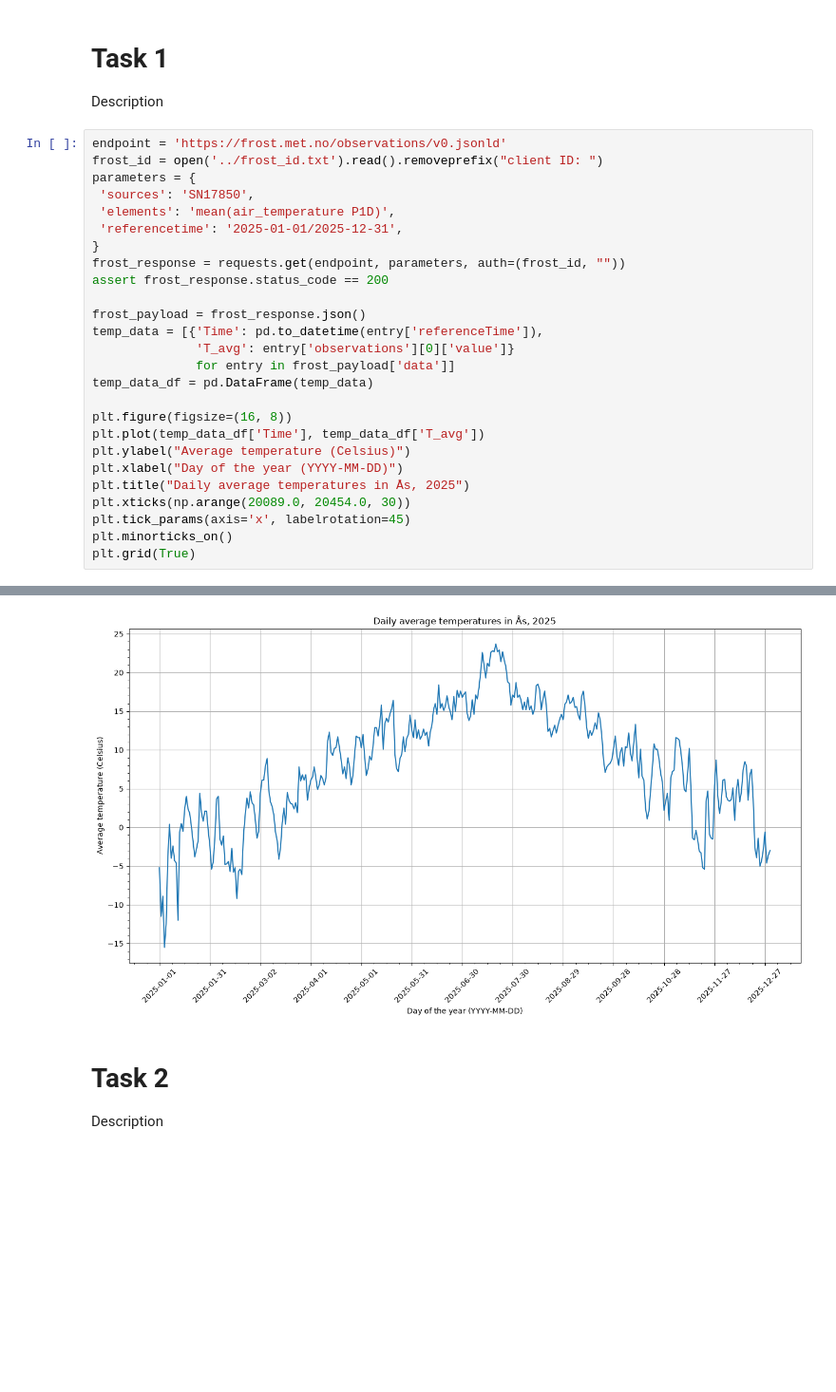
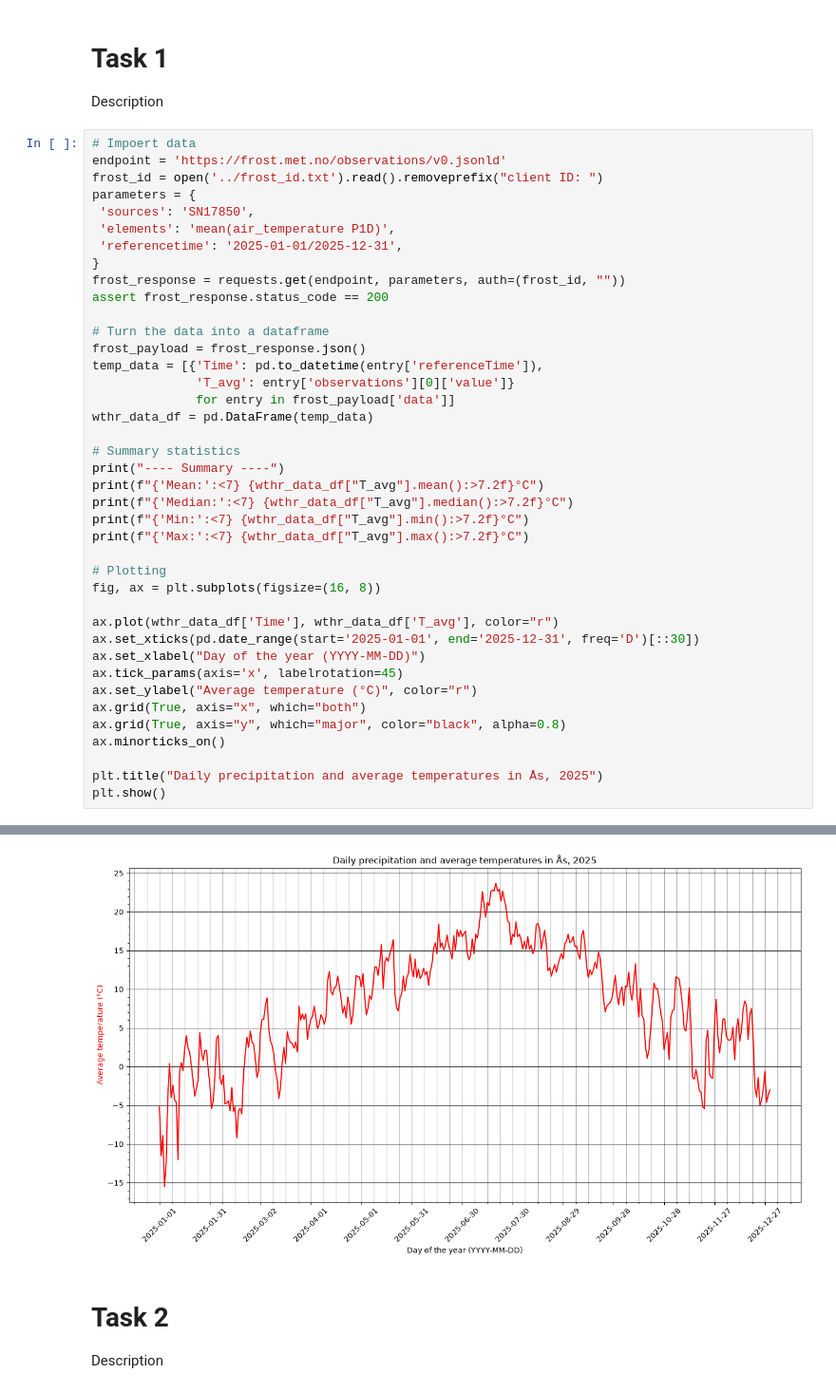
Before and after one commit to NickNack124/INF201-group-deliverable-1, a Jupyter notebook: deliverable_answers.ipynb, the cells around one changed output, grey strips where cells are left out. Shown at 95% size. Cells and saved outputs as stored; diff of their text form; blank space fills up the shorter version.

```diff
--- a/deliverable_answers.ipynb
+++ b/deliverable_answers.ipynb
@@ -14,6 +14,7 @@ import requests
 # Task 1
 Description
 # %%
+# Impoert data
 endpoint = 'https://frost.met.no/observations/v0.jsonld'
 frost_id = open('../frost_id.txt').read().removeprefix("client ID: ")
 parameters = {
@@ -24,19 +25,32 @@ parameters = {
 frost_response = requests.get(endpoint, parameters, auth=(frost_id, ""))
 assert frost_response.status_code == 200
 
+# Turn the data into a dataframe
 frost_payload = frost_response.json()
 temp_data = [{'Time': pd.to_datetime(entry['referenceTime']),
               'T_avg': entry['observations'][0]['value']}
               for entry in frost_payload['data']]
-temp_data_df = pd.DataFrame(temp_data)
+wthr_data_df = pd.DataFrame(temp_data)
 
-plt.figure(figsize=(16, 8))
-plt.plot(temp_data_df['Time'], temp_data_df['T_avg'])
-plt.ylabel("Average temperature (Celsius)")
-plt.xlabel("Day of the year (YYYY-MM-DD)")
-plt.title("Daily average temperatures in Ås, 2025")
-plt.xticks(np.arange(20089.0, 20454.0, 30))
-plt.tick_params(axis='x', labelrotation=45)
-plt.minorticks_on()
-plt.grid(True)
+# Summary statistics
+print("---- Summary ----")
+print(f"{'Mean:':<7} {wthr_data_df["T_avg"].mean():>7.2f}°C")
+print(f"{'Median:':<7} {wthr_data_df["T_avg"].median():>7.2f}°C")
+print(f"{'Min:':<7} {wthr_data_df["T_avg"].min():>7.2f}°C")
+print(f"{'Max:':<7} {wthr_data_df["T_avg"].max():>7.2f}°C")
+
+# Plotting
+fig, ax = plt.subplots(figsize=(16, 8))
+
+ax.plot(wthr_data_df['Time'], wthr_data_df['T_avg'], color="r")
+ax.set_xticks(pd.date_range(start='2025-01-01', end='2025-12-31', freq='D')[::30])
+ax.set_xlabel("Day of the year (YYYY-MM-DD)")
+ax.tick_params(axis='x', labelrotation=45)
+ax.set_ylabel("Average temperature (°C)", color="r")
+ax.grid(True, axis="x", which="both")
+ax.grid(True, axis="y", which="major", color="black", alpha=0.8)
+ax.minorticks_on()
+
+plt.title("Daily precipitation and average temperatures in Ås, 2025")
+plt.show()
 # %% [output]
@@ -43,4 +62,4 @@ plt.grid(True)
-[figure, old version]
+[figure, new version]
 # %% [markdown]
 # Task 2
 Description
```
Also changed, not shown: parts of 5 cells of this notebook, 1 other file.
